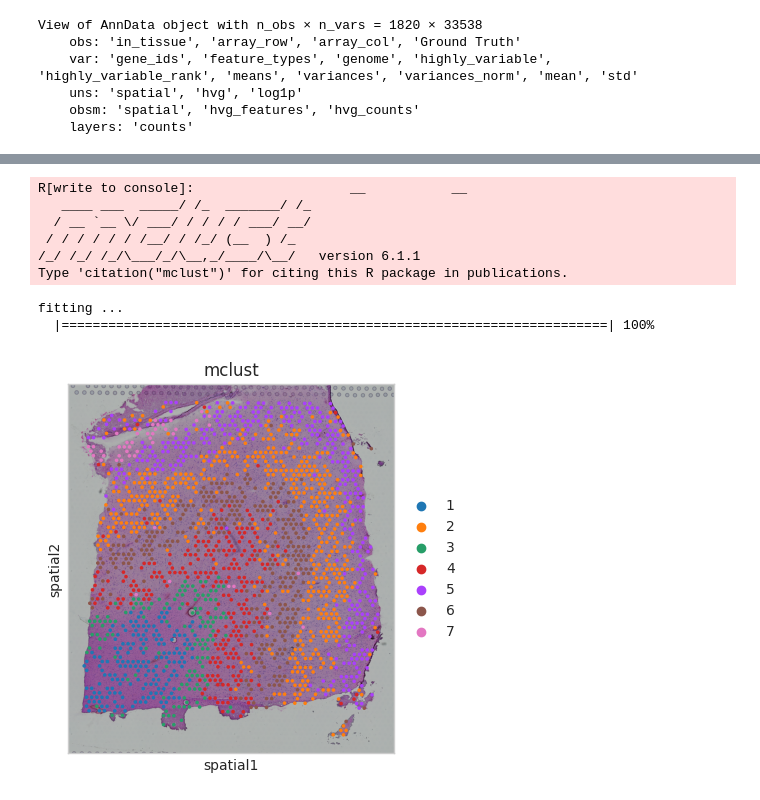
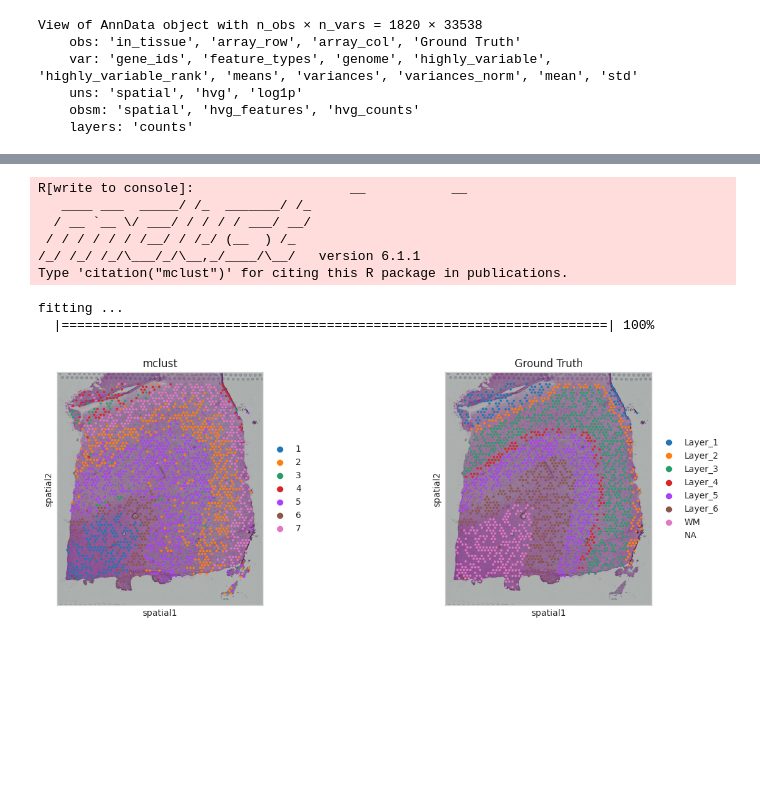
Before and after one commit to tju-zl/CPS, a Jupyter notebook: benchmark/1_spatiual_imputation_DLPFC.ipynb, the cells around one changed output, grey strips where cells are left out. Saved outputs shown, nothing was run; the diff lists cells and outputs as text; code cells hidden in the pictures; blank space fills up the shorter version.

```diff
--- a/benchmark/1_spatiual_imputation_DLPFC.ipynb
+++ b/benchmark/1_spatiual_imputation_DLPFC.ipynb
@@ -118,15 +128,15 @@ train_adata.obsm['z_t'] = latent
 # %%
 train_adata = CPS.mclust(train_adata, args, key='z_s', pca_dim=32)
-sc.pl.spatial(train_adata, img_key="hires", color=["mclust"])
+sc.pl.spatial(train_adata, img_key="hires", color=["mclust", 'Ground Truth'])
 # %% [output]
 R[write to console]:                    __           __
    ____ ___  _____/ /_  _______/ /_
   / __ `__ \/ ___/ / / / / ___/ __/
  / / / / / / /__/ / /_/ (__  ) /_
 /_/ /_/ /_/\___/_/\__,_/____/\__/   version 6.1.1
 Type 'citation("mclust")' for citing this R package in publications.
 fitting ...
   |======================================================================| 100%
-[figure, old version]
+[figure, new version]
 # %%
 train_adata = CPS.mclust(train_adata, args, key='z_t', pca_dim=32)
```
Also changed, not shown: parts of 8 cells of this notebook, 7 other files.
